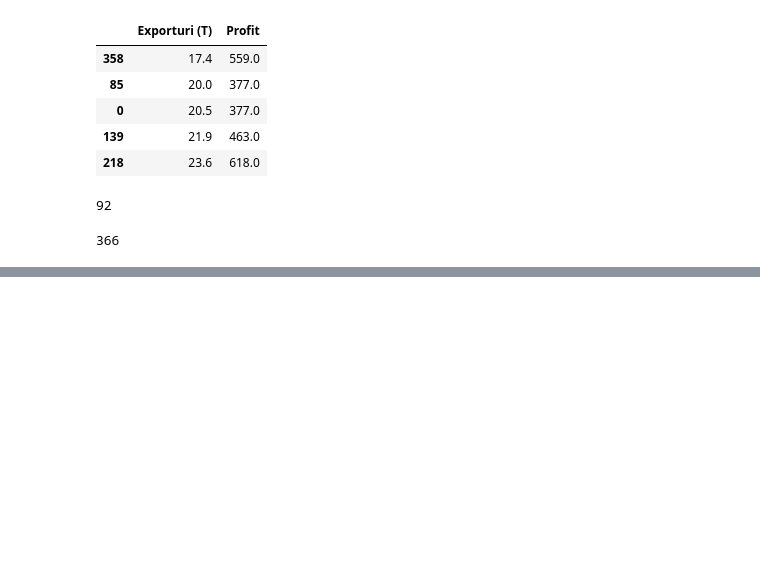
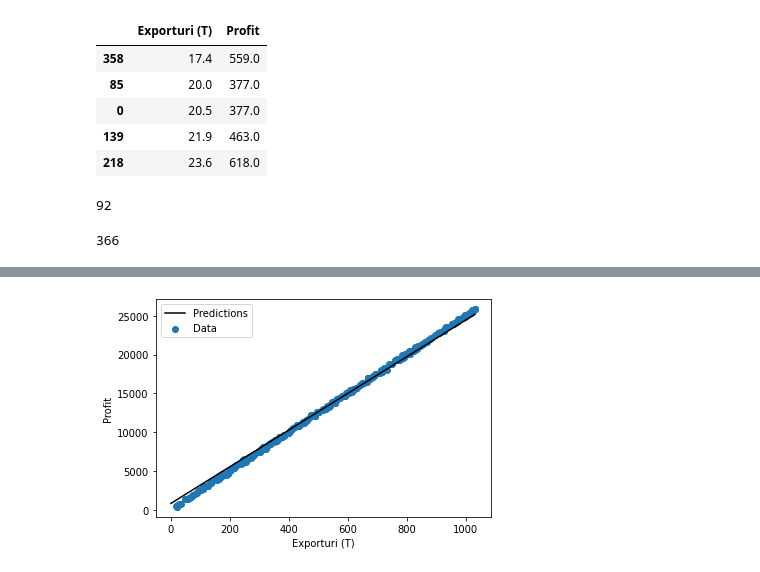
Before and after one commit to ValentinTrita/Teme-invatare-automata, a Jupyter notebook: Untitled0.ipynb, the cells around one changed output, grey strips where cells are left out. Cells and saved outputs as stored; diff of their text form; code cells hidden in the pictures; blank space fills up the shorter version.

```diff
--- a/Untitled0.ipynb
+++ b/Untitled0.ipynb
@@ -139,0 +137,5 @@ train_dataset2, test_dataset2
+# %%
+regresor=Sequential()
+regresor.add(Dense(units=1,input_shape=[1,]))
+
+regresor.summary()
@@ -139,0 +154,3 @@ train_dataset2, test_dataset2
+# %%
+regresor.compile(optimizer='adam', loss= 'mean_squared_error')
+regresor.fit(X_train, Y_train, epochs=5)
@@ -139,0 +169,3 @@ train_dataset2, test_dataset2
+# %%
+x = tf.linspace(0, 1,100 )
+y = regresor.predict(x)
@@ -139,0 +174,11 @@ train_dataset2, test_dataset2
+# %%
+def plot_regresie(x, y):
+  plt.scatter(train_dataset['Exporturi (T)'], train_dataset['Profit'], label='Data')
+  plt.plot(x* 1032, y* 25836, color='k', label='Predictions')
+  plt.xlabel('Exporturi (T)')
+  plt.ylabel('Profit')
+  plt.legend()
+# %%
+plot_regresie(x, y)
+# %% [output]
+[figure, added]
```
Also changed, not shown: parts of 9 cells of this notebook.
